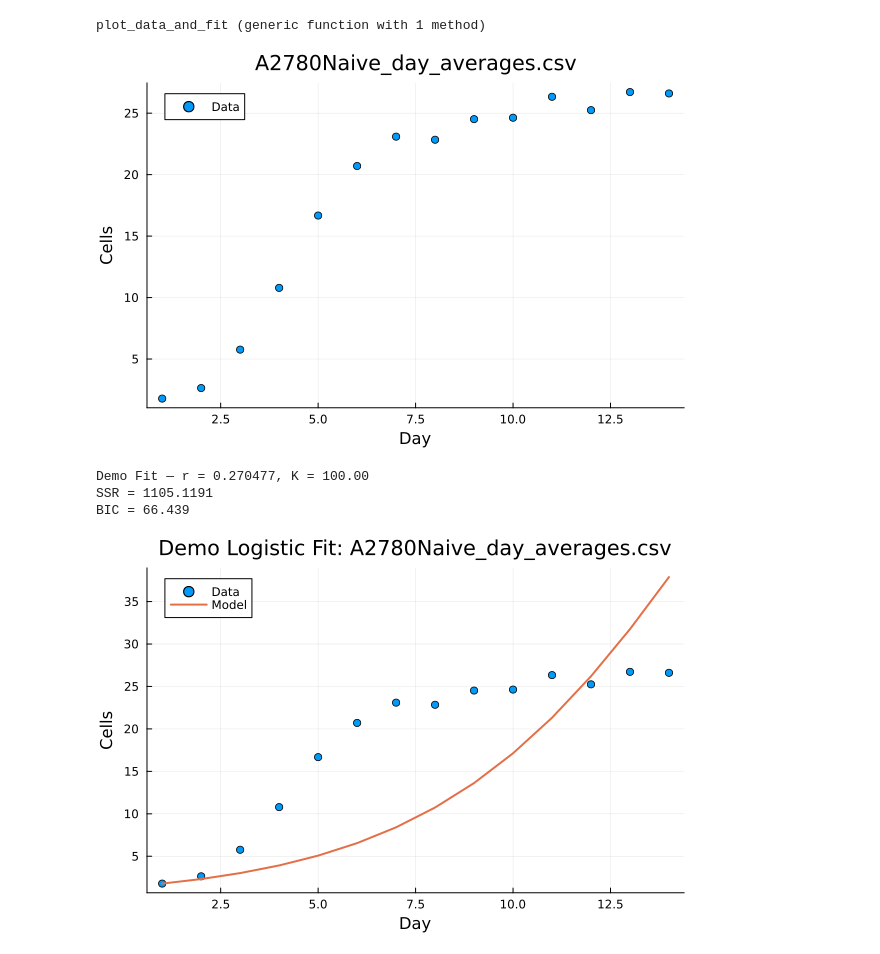
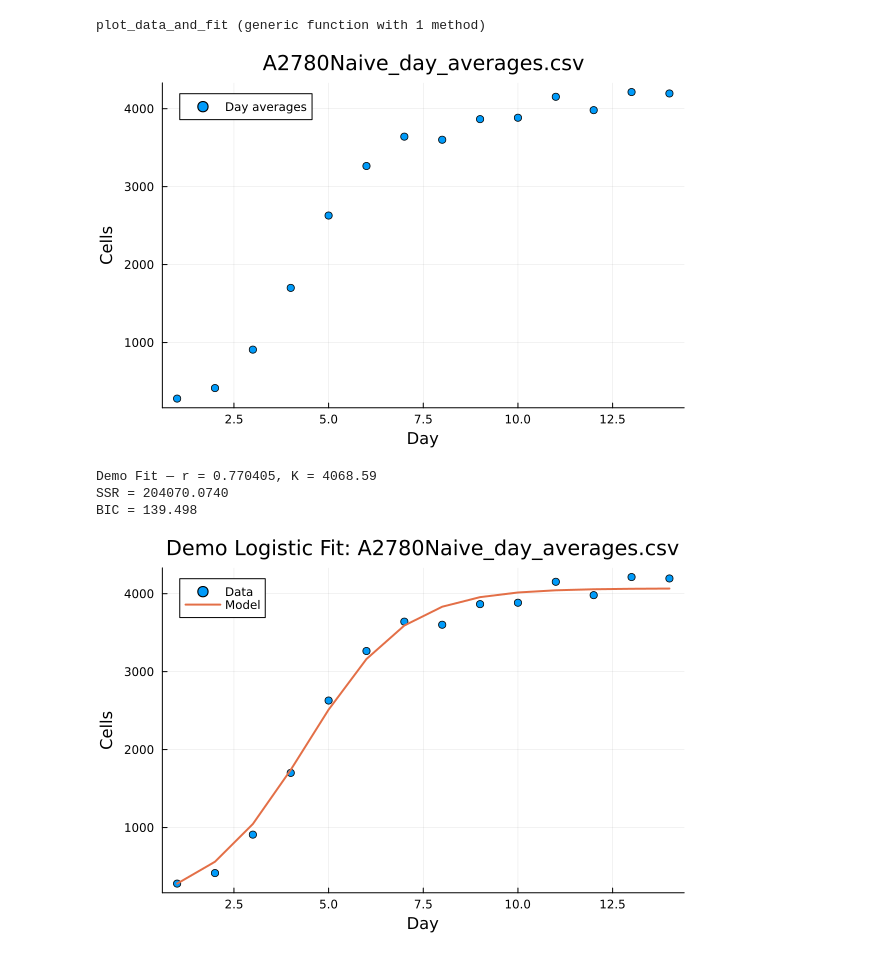
Before and after one commit to kadinelbak/CancerGrowthDynamics, a Jupyter notebook: MonoCulture Math Modelling.ipynb, the cells around one changed output. Drawn from its saved outputs; the diff is of its cells as text; code cells hidden in the pictures.

Commit message:
Monoculture Untreated modelling (3) fixed headers for ll processed data.

```diff
--- a/MonoCulture Math Modelling.ipynb
+++ b/MonoCulture Math Modelling.ipynb
@@ -161,23 +226,25 @@ end
 # %% [output]
 plot_data_and_fit (generic function with 1 method)
 # %%
-# 5) Data plot (single CSV quick check)
+# 5) Data plot (single CSV quick check — day averages only with error bars)
 # Use processed day-average file provided
 naive_csv = joinpath(pwd(), "Processed_Datasets", "Untreated MonoCulture", "20k", "Averages", "A2780Naive_day_averages.csv")
-x_demo, y_demo = load_monoculture_csv(naive_csv; scale_if_area=157.7)
-scatter(x_demo, y_demo; xlabel="Day", ylabel="Cells", title=basename(naive_csv), label="Data")
+x_demo, y_demo, yerr_demo = load_day_averages(naive_csv)
+density_demo = infer_density(naive_csv)
+scatter(x_demo, y_demo; yerror=yerr_demo, xlabel="Day", ylabel="Cells", title=(density_demo=="" ? "" : density_demo*" • ") * basename(naive_csv), label="Day averages")
 # %% [output]
-[figure, old version]
+[figure, new version]
 # %%
 # 6) Main run cell (fit + plot for the demo CSV)
+# Fit on day averages only
 p̂_demo, sol_demo, fr_demo = fit_logistic(x_demo, y_demo)
 @printf("Demo Fit — r = %.6f, K = %.2f\n", fr_demo.r, fr_demo.K)
 @printf("SSR = %.4f\n", fr_demo.SSR)
 @printf("BIC = %.3f\n", fr_demo.BIC)
-plot_data_and_fit(x_demo, y_demo, sol_demo; title_str="Demo Logistic Fit: " * basename(naive_csv))
+plot_data_and_fit(x_demo, y_demo, sol_demo; title_str=(density_demo=="" ? "" : density_demo*" • ") * ("Demo Logistic Fit: " * basename(naive_csv)), yerr=yerr_demo)
 # %% [output]
-Demo Fit — r = 0.270477, K = 100.00
-SSR = 1105.1191
-BIC = 66.439
+Demo Fit — r = 0.770405, K = 4068.59
+SSR = 204070.0740
+BIC = 139.498
-[figure, old version]
+[figure, new version]
 # %%
```
Also changed, not shown: parts of 4 cells of this notebook, 21 other files.
